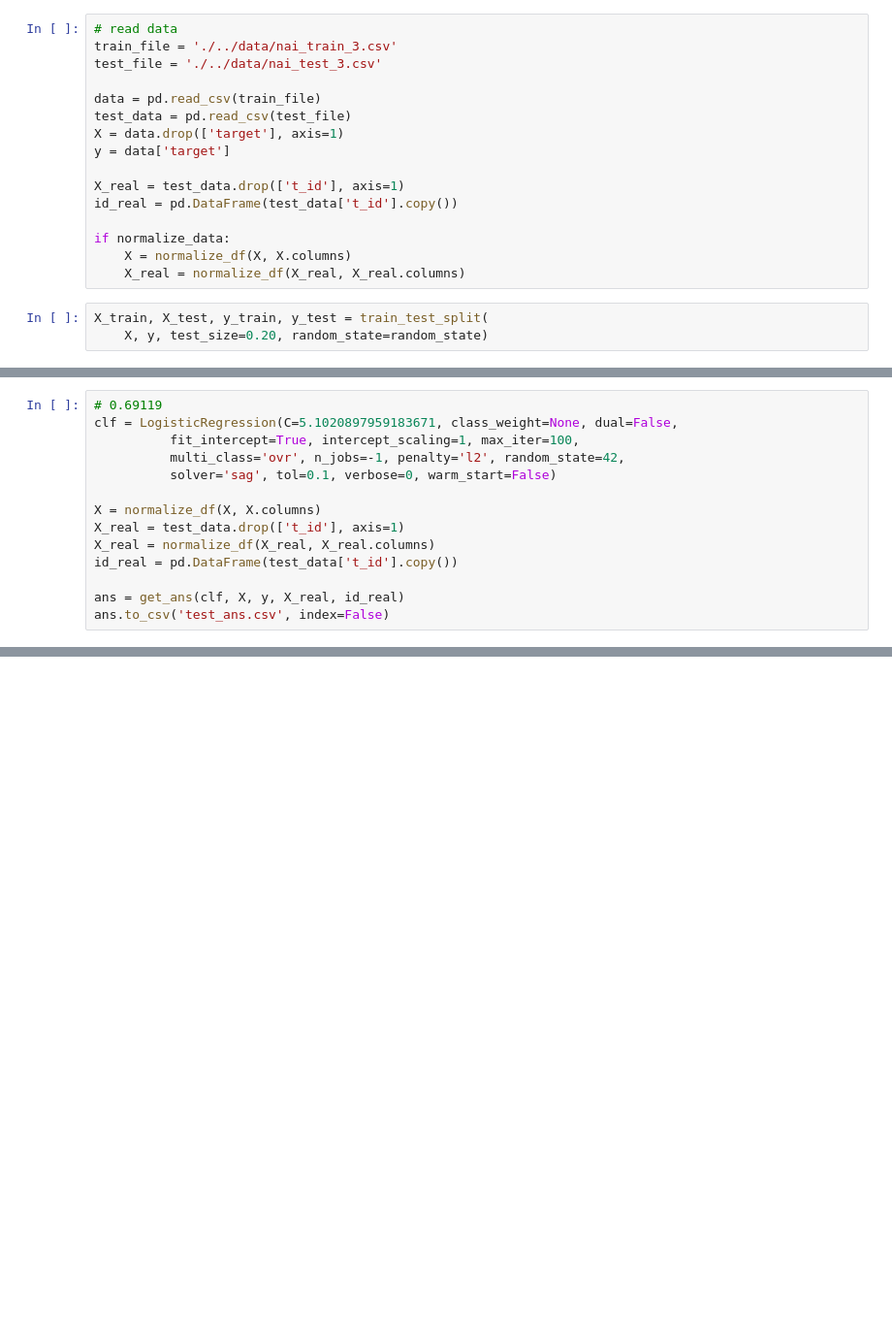
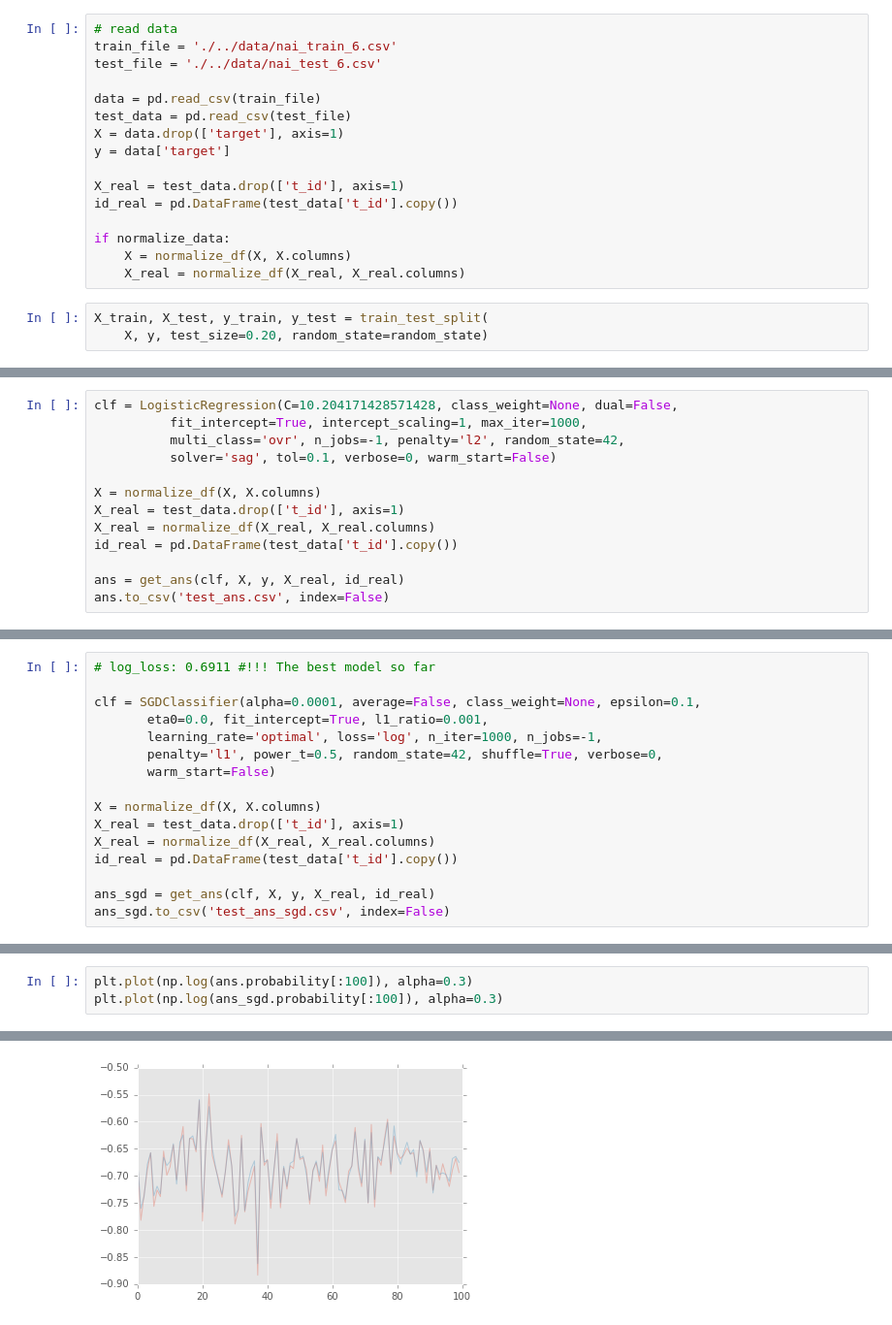
Before and after one commit to re9ulus/data_science_snippets, a Jupyter notebook: eda/n_ai_v2.ipynb, the cells around one changed output, grey strips where cells are left out. Shown at 97% size. Drawn from its saved outputs; the diff is of its cells as text; blank space fills up the shorter version.

```diff
--- a/eda/n_ai_v2.ipynb
+++ b/eda/n_ai_v2.ipynb
@@ -49,8 +49,8 @@ def normalize_df(df, cols_to_norm):
     return df[cols_to_norm].apply(lambda x: (x - x.mean()) / (x.max() - x.min()))
 # %%
 # read data
-train_file = './../data/nai_train_3.csv'
-test_file = './../data/nai_test_3.csv'
+train_file = './../data/nai_train_6.csv'
+test_file = './../data/nai_test_6.csv'
 
 data = pd.read_csv(train_file)
 test_data = pd.read_csv(test_file)
@@ -115,9 +115,8 @@ Done with log reg
 
 ==========================
 # %%
-# 0.69119
-clf = LogisticRegression(C=5.1020897959183671, class_weight=None, dual=False,
-          fit_intercept=True, intercept_scaling=1, max_iter=100,
+clf = LogisticRegression(C=10.204171428571428, class_weight=None, dual=False,
+          fit_intercept=True, intercept_scaling=1, max_iter=1000,
           multi_class='ovr', n_jobs=-1, penalty='l2', random_state=42,
           solver='sag', tol=0.1, verbose=0, warm_start=False)
 
@@ -132,0 +179,16 @@ ValueError: X has 21 features per sample; expecting 42
+# %%
+# log_loss: 0.6911 #!!! The best model so far
+
+clf = SGDClassifier(alpha=0.0001, average=False, class_weight=None, epsilon=0.1,
+       eta0=0.0, fit_intercept=True, l1_ratio=0.001,
+       learning_rate='optimal', loss='log', n_iter=1000, n_jobs=-1,
+       penalty='l1', power_t=0.5, random_state=42, shuffle=True, verbose=0,
+       warm_start=False)
+
+X = normalize_df(X, X.columns)
+X_real = test_data.drop(['t_id'], axis=1)
+X_real = normalize_df(X_real, X_real.columns)
+id_real = pd.DataFrame(test_data['t_id'].copy())
+
+ans_sgd = get_ans(clf, X, y, X_real, id_real)
+ans_sgd.to_csv('test_ans_sgd.csv', index=False)
@@ -132,0 +203,4 @@ ValueError: X has 21 features per sample; expecting 42
+# %%
+plt.plot(np.log(ans.probability[:100]), alpha=0.3)
+plt.plot(np.log(ans_sgd.probability[:100]), alpha=0.3)
+# %% [output]
@@ -132,0 +208 @@ ValueError: X has 21 features per sample; expecting 42
+[figure, added]
```
Also changed, not shown: parts of 14 cells of this notebook, 5 other files.
